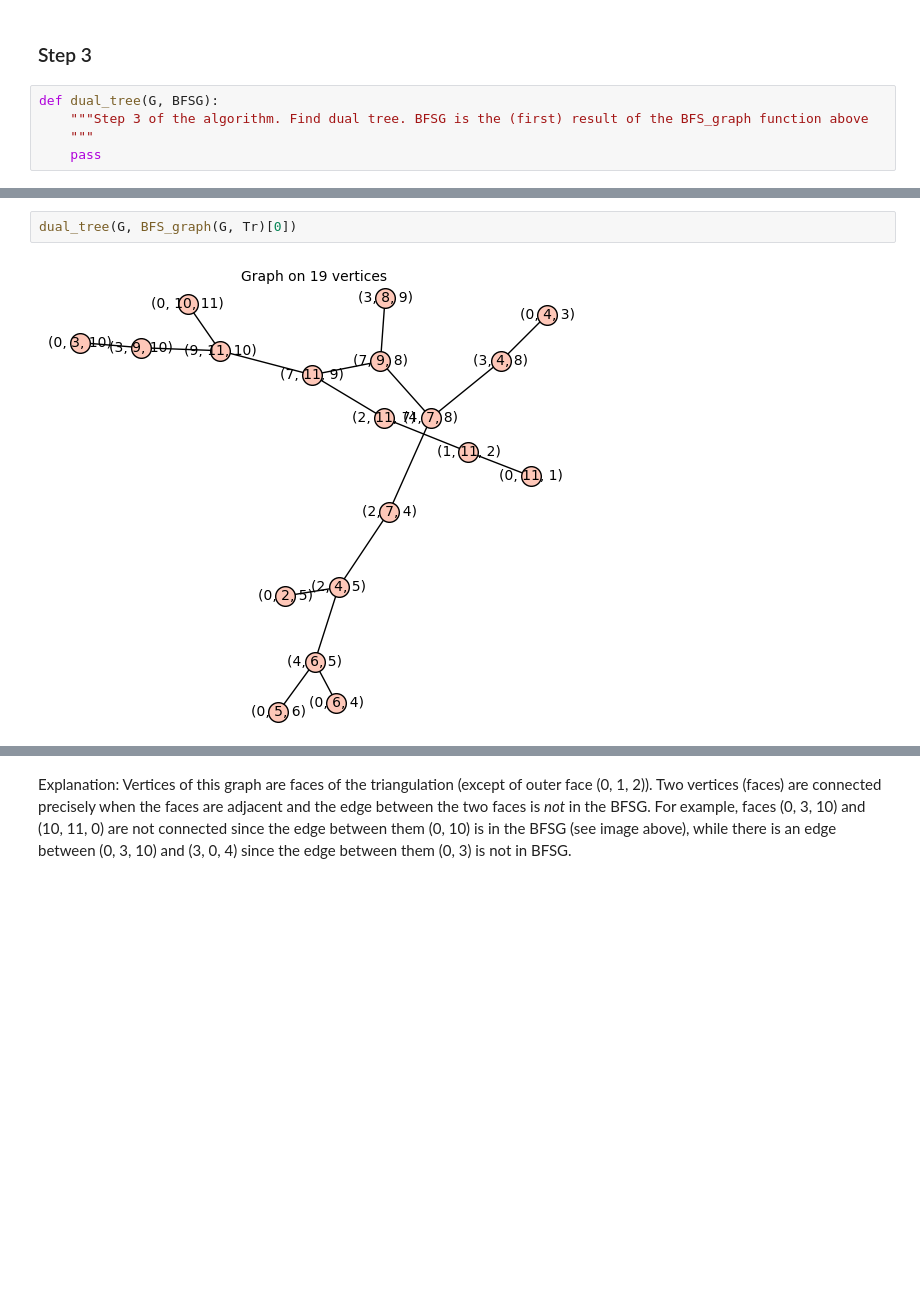
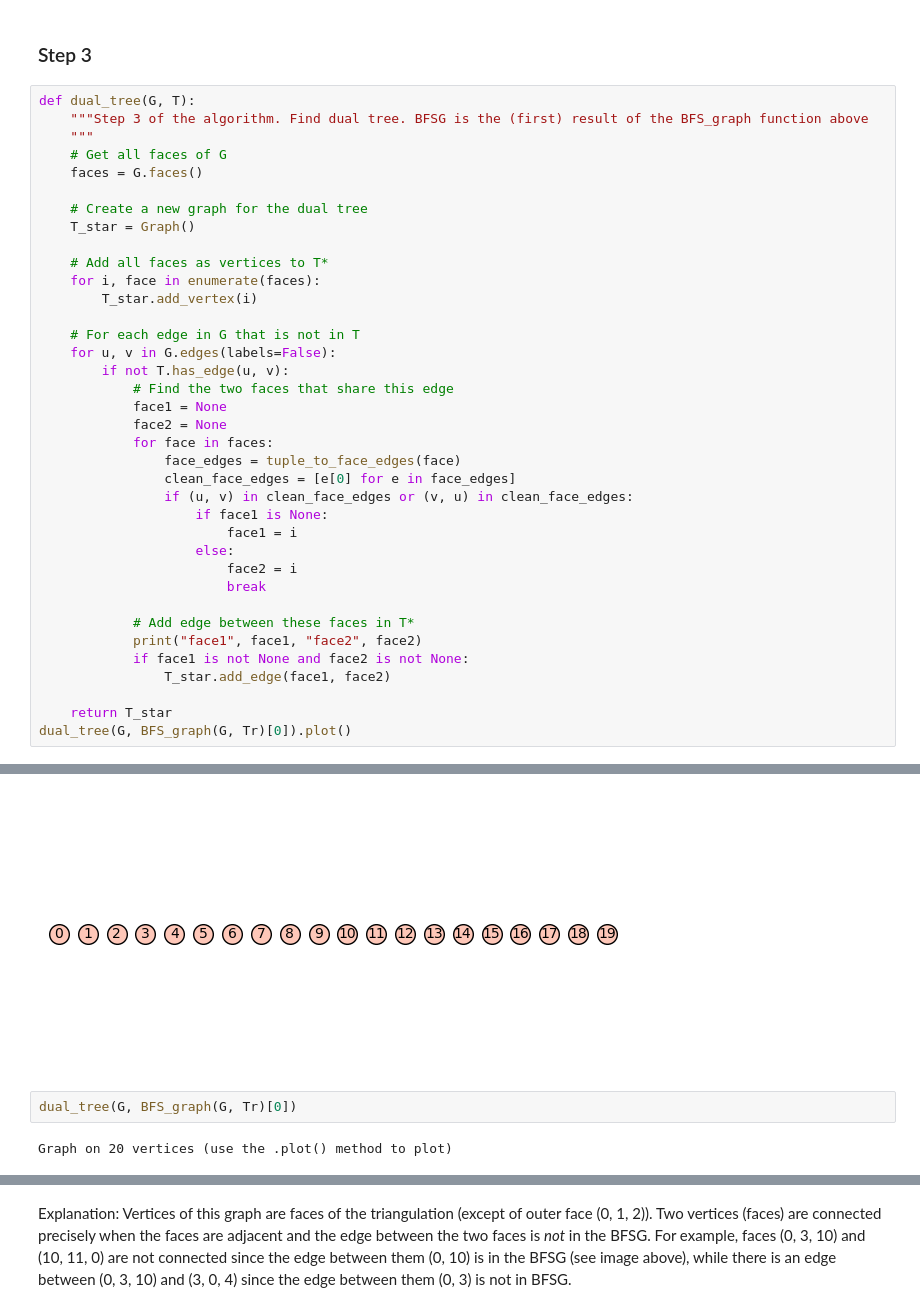
Before and after one commit to RootRooster/discrete-math-labs, a Jupyter notebook: pubilc/Lab_10_2025.ipynb, the cells around one changed output, grey strips where cells are left out. Saved outputs shown, nothing was run; the diff lists cells and outputs as text; blank space fills up the shorter version.

```diff
--- a/pubilc/Lab_10_2025.ipynb
+++ b/pubilc/Lab_10_2025.ipynb
@@ -195,8 +195,41 @@ Tr
 [0, 1, 2]
 # %% [markdown]
 ### Step 3
-# %%
-def dual_tree(G, BFSG):
-    """Step 3 of the algorithm. Find dual tree. BFSG is the (first) result of the BFS_graph function above
-    """
-    pass
+# %%
+def dual_tree(G, T):
+    """Step 3 of the algorithm. Find dual tree. BFSG is the (first) result of the BFS_graph function above
+    """
+    # Get all faces of G
+    faces = G.faces()
+
+    # Create a new graph for the dual tree
+    T_star = Graph()
+
+    # Add all faces as vertices to T*
+    for i, face in enumerate(faces):
+        T_star.add_vertex(i)
+
+    # For each edge in G that is not in T
+    for u, v in G.edges(labels=False):
+        if not T.has_edge(u, v):
+            # Find the two faces that share this edge
+            face1 = None
+            face2 = None
+            for face in faces:
+                face_edges = tuple_to_face_edges(face)
+                clean_face_edges = [e[0] for e in face_edges]
+                if (u, v) in clean_face_edges or (v, u) in clean_face_edges:
+                    if face1 is None:
+                        face1 = i
+                    else:
+                        face2 = i
+                        break
+
+            # Add edge between these faces in T*
+            print("face1", face1, "face2", face2)
+            if face1 is not None and face2 is not None:
+                T_star.add_edge(face1, face2)
+
+    return T_star
+dual_tree(G, BFS_graph(G, Tr)[0]).plot()
+# %% [output]
@@ -203,7 +253,8 @@ def dual_tree(G, BFSG):
+[figure, added]
 # %%
 dual_tree(G, BFS_graph(G, Tr)[0])
 # %% [output]
-[figure, removed]
+Graph on 20 vertices (use the .plot() method to plot)
 # %%
 dual_tree(G, BFS_graph(G, Tr)[0]).vertices()
 # %% [output]
```
Also changed, not shown: parts of 8 cells of this notebook, 1 other file.
